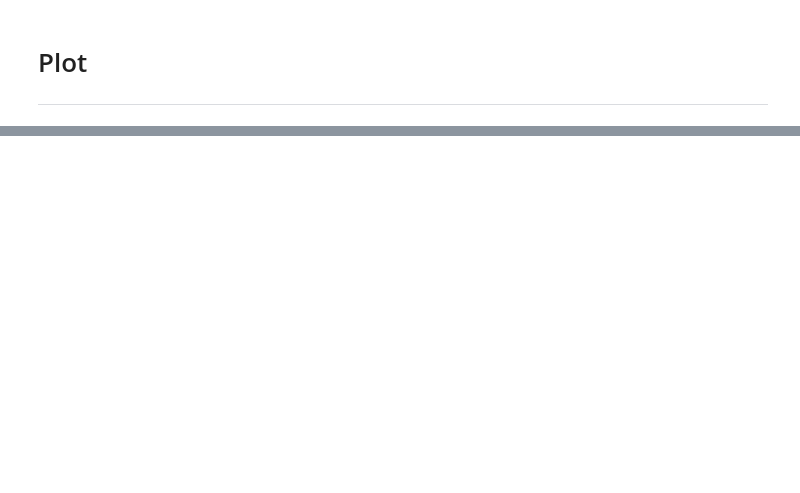
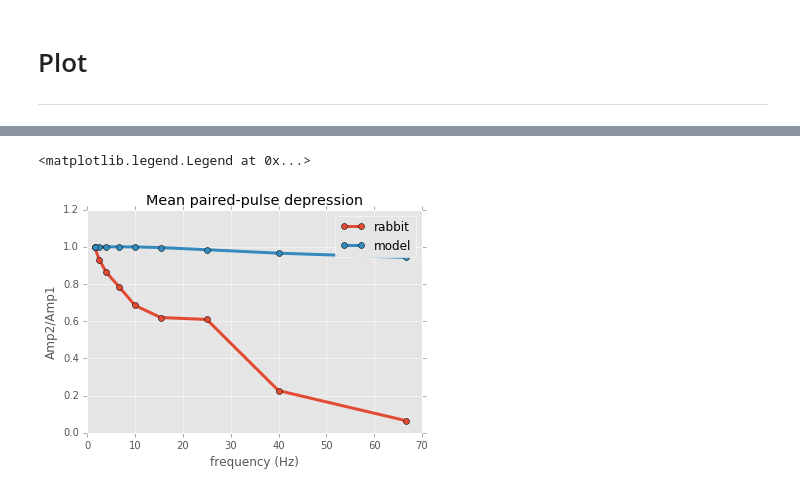
Before and after one commit to mbeyeler/pulse2percept, a Jupyter notebook: examples/notebooks/2.0-fit-all.ipynb, the cells around one changed output, grey strips where cells are left out. Cells and saved outputs as stored; diff of their text form; code cells hidden in the pictures; blank space fills up the shorter version.

```diff
--- a/examples/notebooks/2.0-fit-all.ipynb
+++ b/examples/notebooks/2.0-fit-all.ipynb
@@ -344,24 +638,28 @@ def mse_cai2011_exp1(x, cai2011, freqs):
 # %%
-def mse_all(x, freeman, freeman2011_exp1_freqs, cai2011, cai2011_exp1_freqs):
+def mse_all(x, jensen2005, jensen2007, cai2011):
     mse = 0
 
-    mse += mse_freeman2011_exp0(x)
-    mse += mse_freeman2011_exp1(x, freeman, freeman2011_exp1_freqs)
-    mse += mse_freeman2011_exp2(x, freeman)
-    mse += mse_cai2011_exp0(x)
-    mse += mse_cai2011_exp1(x, cai2011, cai2011_exp1_freqs)
+    mse += mse_jensen2005_fig3(x, jensen2005) * 10.0
+    mse += mse_jensen2005_fig4(x, jensen2005) * 10.0
 
-    print('%s: %.9f' % (str([('%.9f' % xx) for xx in x]).strip("'"), mse))
+    mse += mse_jensen2007_exp0(x) * 100.0
+    mse += mse_jensen2007_exp1(x, jensen2007)
+    mse += mse_jensen2007_exp2(x, jensen2007)
+
+    mse += mse_cai2011_exp0(x) * 100.0
+    mse += mse_cai2011_exp1(x, cai2011)
+
+    print('%s: %.9f' % (str([('%.9f' % xx) for xx in x]), mse))
     return mse
 # %%
-def get_model(x):
+def get_model(x, diam):
     tsample = 0.005 / 1000
 
-    [k1, tau1, a, b] = x
+    [ca_scale, inl_scale, anodic_scale, sig_a, sig_b] = x
     model = dict()
 
     # Stimulating electrode remained 25um above the inner limiting membrane
-    model['implant'] = e2cm.ElectrodeArray('epiretinal', 40.0 / 2, -500, -500, 25.0)
+    model['implant'] = e2cm.ElectrodeArray('epiretinal', diam / 2, -500, -500, 0.0)
 
     r_sampling = 100
     axon_lambda = 2
@@ -371,7 +669,6 @@ def get_model(x):
                                   ylo=model['implant'][0].y_center,
                                   yhi=model['implant'][0].y_center)
 
-    model['gcr'] = GanglionCell(tsample, ca1_scale=k1, ca1_tau=tau1,# ca2_scale=k2, ca2_tau=tau2,
-                                sig_a=a, sig_b=b)
-
+    model['gcr'] = GanglionCell(tsample, ca_scale=ca_scale, inl_scale=inl_scale,
+                                anodic_scale=anodic_scale, sig_a=sig_a, sig_b=sig_b)
     return model
@@ -403,0 +675,4 @@ res = minimize(mse_all, [18.32, 0.164, 3.0, 8.0], args=(freeman, freeman2011_exp
+# %%
+res = minimize(mse_all, [1.239,  0.099,  0.433,  3.036,  6.975], args=(jensen2005, jensen2007, cai2011),
+               method='L-BFGS-B', bounds=[(0.01, 10.0), (0.01, 1.0), (0.1, 5.0),
+                                          (0.01, 100.0), (0.01, 50.0)])
@@ -532,0 +745,13 @@ for i, freq in enumerate(test_freqs):
+# %%
+exp1_isis = [15, 25, 40, 65, 100, 150, 250, 400, 650]
+model = get_model(res.x, 40.0)
+exp1 = run_jensen2007_exp1(model, exp1_isis)
+plt.plot(jensen2007['amp2amp1'][:, 0], jensen2007['amp2amp1'][:, 1], 'o-', linewidth=3, label='rabbit')
+plt.plot(jensen2007['amp2amp1'][:, 0], exp1['amp2amp1'], 'o-', linewidth=3, label='model')
+plt.xlabel('frequency (Hz)')
+plt.ylabel('Amp2/Amp1')
+plt.title('Mean paired-pulse depression')
+plt.legend()
+# %% [output]
+<matplotlib.legend.Legend at 0x...>
+[figure, added]
```
Also changed, not shown: parts of 45 cells of this notebook, 6 other files.
